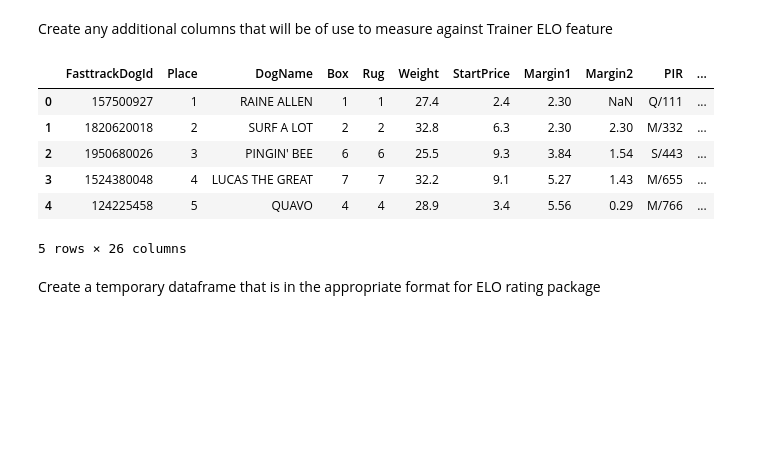
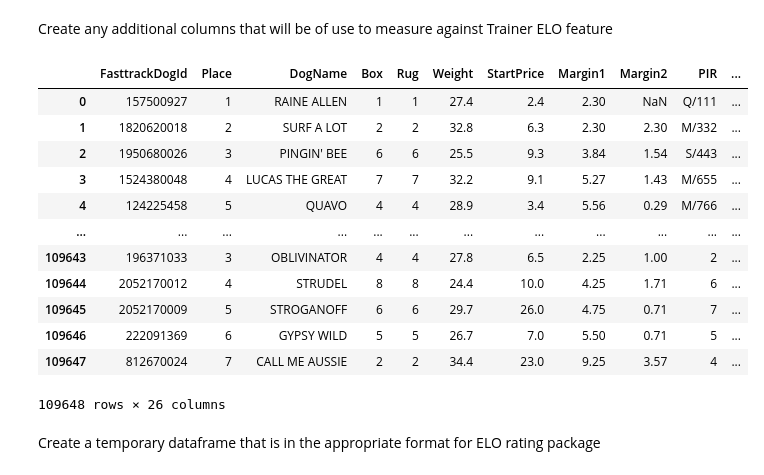
Before and after one commit to Isilisi/Greyhounds, a Jupyter notebook: feature-engineering/trainer-elo.ipynb, the cells around one changed output. Cells and saved outputs as stored; diff of their text form; code cells hidden in the pictures; blank space fills up the shorter version.

```diff
--- a/feature-engineering/trainer-elo.ipynb
+++ b/feature-engineering/trainer-elo.ipynb
@@ -51,28 +51,28 @@ Create any additional columns that will be of use to measure against Trainer ELO
 # %%
 # Copy raw data
 df = df_raw.copy()
-
-# Determine field size for each race
-df["FieldSize"] = df.groupby(["FasttrackRaceId"])["FasttrackDogId"].transform('nunique')
-
-# Take only fields > 1
-df = df[df["FieldSize"] > 1]
 
 # Calculate average speed
 df["Speed"] = df["Distance"]/df["RunTime"]
 
 # Normalise speed by track
 df["SpeedNorm"] = df.groupby("TrackDist")["Speed"].transform(lambda x: zscore(x, nan_policy = 'omit'))
 
-display(df.head())
+display(df)
 # %% [output]
 |  | FasttrackDogId | Place | DogName | Box | Rug | Weight | StartPrice | Margin1 | Margin2 | PIR | ... |
 | 0 | 157500927 | 1 | RAINE ALLEN | 1 | 1 | 27.4 | 2.4 | 2.30 | NaN | Q/111 | ... |
 | 1 | 1820620018 | 2 | SURF A LOT | 2 | 2 | 32.8 | 6.3 | 2.30 | 2.30 | M/332 | ... |
 | 2 | 1950680026 | 3 | PINGIN' BEE | 6 | 6 | 25.5 | 9.3 | 3.84 | 1.54 | S/443 | ... |
 | 3 | 1524380048 | 4 | LUCAS THE GREAT | 7 | 7 | 32.2 | 9.1 | 5.27 | 1.43 | M/655 | ... |
 | 4 | 124225458 | 5 | QUAVO | 4 | 4 | 28.9 | 3.4 | 5.56 | 0.29 | M/766 | ... |
+| ... | ... | ... | ... | ... | ... | ... | ... | ... | ... | ... | ... |
+| 109643 | 196371033 | 3 | OBLIVINATOR | 4 | 4 | 27.8 | 6.5 | 2.25 | 1.00 | 2 | ... |
+| 109644 | 2052170012 | 4 | STRUDEL | 8 | 8 | 24.4 | 10.0 | 4.25 | 1.71 | 6 | ... |
+| 109645 | 2052170009 | 5 | STROGANOFF | 6 | 6 | 29.7 | 26.0 | 4.75 | 0.71 | 7 | ... |
+| 109646 | 222091369 | 6 | GYPSY WILD | 5 | 5 | 26.7 | 7.0 | 5.50 | 0.71 | 5 | ... |
+| 109647 | 812670024 | 7 | CALL ME AUSSIE | 2 | 2 | 34.4 | 23.0 | 9.25 | 3.57 | 4 | ... |
-5 rows × 26 columns
+109648 rows × 26 columns
 # %% [markdown]
 Create a temporary dataframe that is in the appropriate format for ELO rating package
 # %%
```
Also changed, not shown: parts of 3 cells of this notebook.
